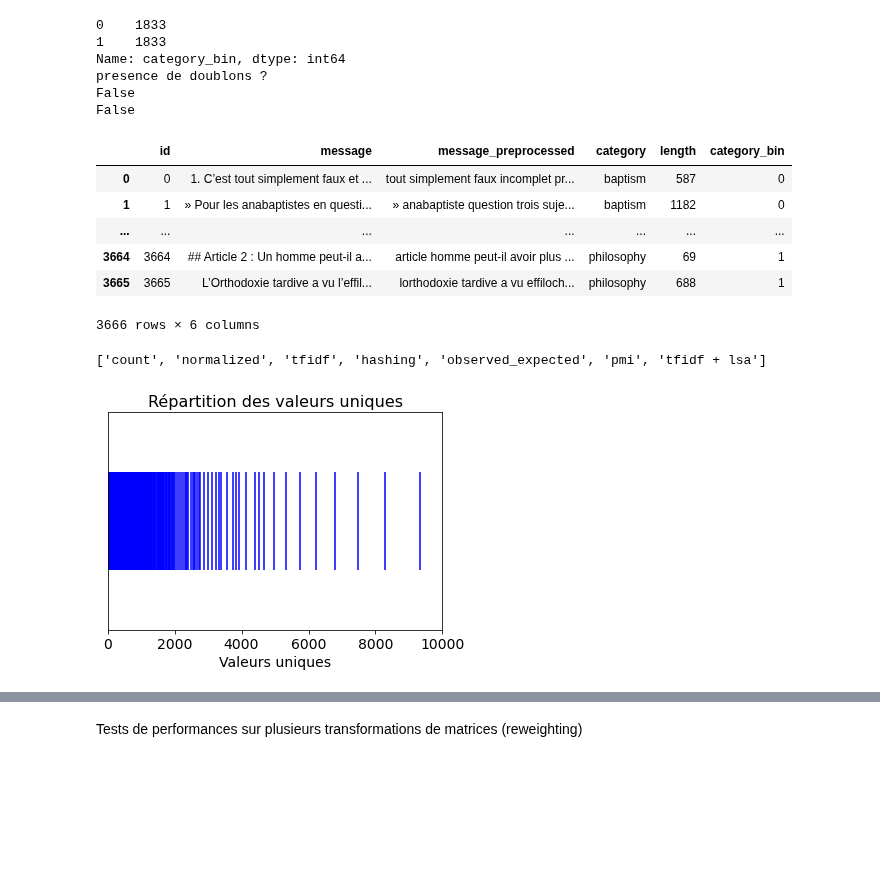
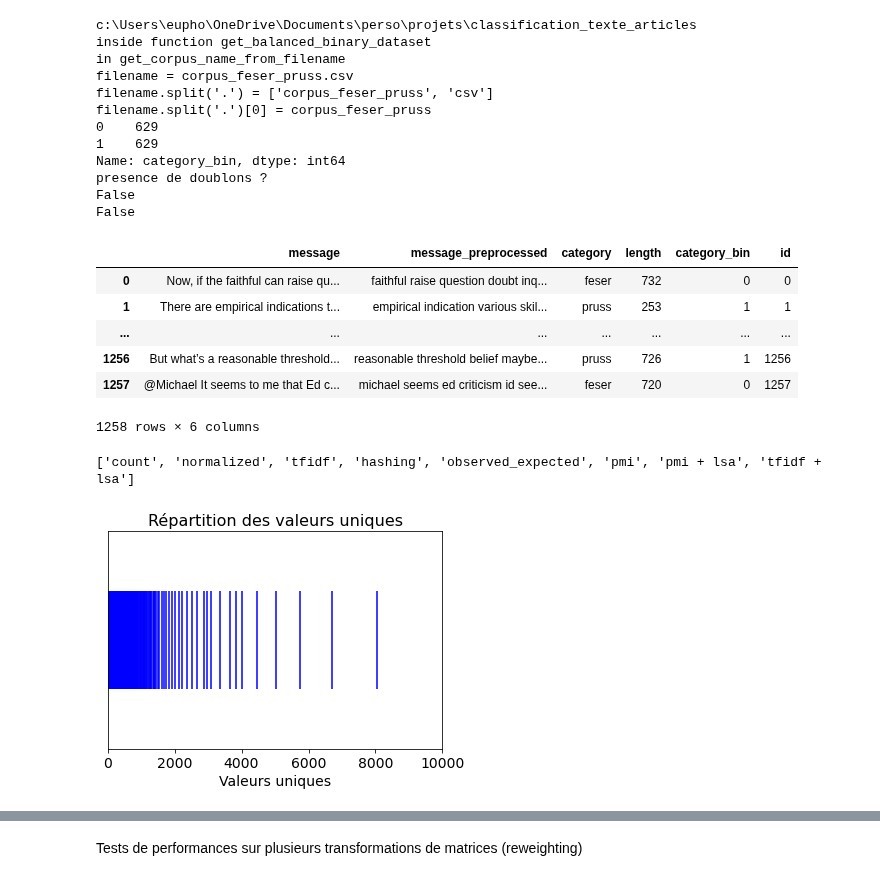
Before and after one commit to lolodino77/classification_texte_articles, a Jupyter notebook: sources/classification/test_transformations_matrice_count.ipynb, the cells around one changed output, grey strips where cells are left out. Saved outputs shown, nothing was run; the diff lists cells and outputs as text; code cells hidden in the pictures; blank space fills up the shorter version.

```diff
--- a/sources/classification/test_transformations_matrice_count.ipynb
+++ b/sources/classification/test_transformations_matrice_count.ipynb
@@ -60,34 +62,41 @@ def get_all_reweighted_matrices(X, y, indices, test_size, random_state, n_compon
 
     return(transformations_names, matrices_train, matrices_test)
 # %%
-current_folder = PureWindowsPath(globals()['_dh'][0]).as_posix()
-path_root = "/".join(current_folder.split("/")[:-2]) #remonter au dossier root du projet
-os.chdir(path_root)
-path = PureWindowsPath(os.getcwd() + "/data/input/data_philosophy_baptism.parquet")
-# path = PureWindowsPath(os.getcwd() + "/data/input/data_middle_age_epistemology.parquet")
-path = path.as_posix() #convertir en path linux (convertir les \\ en /)
-corpus = pd.read_parquet(path) #engine="fastparquet"
+# os.chdir("../..")
+set_current_directory_to_root(root = "classification_texte_articles")
+
+print(os.getcwd())
+filename = "corpus_feser_pruss.csv"
+path = "./data/input/merged_corpus/{}".format(filename)
+corpus = pd.read_csv(path)
 corpus = get_balanced_binary_dataset(corpus, class_col_name="category")
+corpus_name = get_corpus_name_from_filename(filename)
 
 print(corpus["category_bin"].value_counts())
 print("presence de doublons ?")
 print(corpus.id.duplicated().any())
 print(corpus.index.duplicated().any())
 corpus
 # %% [output]
-0    1833
-1    1833
+c:\Users\eupho\OneDrive\Documents\perso\projets\classification_texte_articles
+inside function get_balanced_binary_dataset
+in get_corpus_name_from_filename
+filename = corpus_feser_pruss.csv
+filename.split('.') = ['corpus_feser_pruss', 'csv']
+filename.split('.')[0] = corpus_feser_pruss
+0    629
+1    629
 Name: category_bin, dtype: int64
 presence de doublons ?
 False
 False
-|  | id | message | message_preprocessed | category | length | category_bin |
-| 0 | 0 | 1. C’est tout simplement faux et ... | tout simplement faux incomplet pr... | baptism | 587 | 0 |
-| 1 | 1 | » Pour les anabaptistes en questi... | » anabaptiste question trois suje... | baptism | 1182 | 0 |
+|  | message | message_preprocessed | category | length | category_bin | id |
+| 0 | Now, if the faithful can raise qu... | faithful raise question doubt inq... | feser | 732 | 0 | 0 |
+| 1 | There are empirical indications t... | empirical indication various skil... | pruss | 253 | 1 | 1 |
 | ... | ... | ... | ... | ... | ... | ... |
-| 3664 | 3664 | ## Article 2 : Un homme peut-il a... | article homme peut-il avoir plus ... | philosophy | 69 | 1 |
-| 3665 | 3665 | L’Orthodoxie tardive a vu l’effil... | lorthodoxie tardive a vu effiloch... | philosophy | 688 | 1 |
+| 1256 | But what’s a reasonable threshold... | reasonable threshold belief maybe... | pruss | 726 | 1 | 1256 |
+| 1257 | @Michael It seems to me that Ed c... | michael seems ed criticism id see... | feser | 720 | 0 | 1257 |
-3666 rows × 6 columns
+1258 rows × 6 columns
 # %%
 X = corpus["message_preprocessed"]
 # y = corpus["category"]
@@ -102,7 +111,7 @@ n_components_svd = 2000
 transformations_names, matrices_train, matrices_test = get_all_reweighted_matrices(X, y, indices, test_size, random_state, n_components_svd)
 print(transformations_names)
 # %% [output]
-['count', 'normalized', 'tfidf', 'hashing', 'observed_expected', 'pmi', 'tfidf + lsa']
+['count', 'normalized', 'tfidf', 'hashing', 'observed_expected', 'pmi', 'pmi + lsa', 'tfidf + lsa']
 # %%
 count_vectorizer = CountVectorizer()
 X_train_count = count_vectorizer.fit_transform(X_train)
@@ -123,8 +140,6 @@ X_train_pmi = vsm.pmi(X_train_count)
 # %%
 # Graphique avec barres en 1D des valeurs uniques (pour voir comment elles sont reparties, que a droite ?, que a gauche ?, etc.)
-# sb.scatterplot(x=X_tfidf_unique, y=np.zeros_like(X_tfidf_unique), sizes=(10000,10000))
-path = PureWindowsPath(os.getcwd() + "\\data\\output\\observed_expected_matrix_unique_distribution.png")
-path = path.as_posix()
+path = "./data/output/{}/data_exploration/observed_expected_matrix_unique_distribution.png".format(corpus_name)
 
 plt.figure()
 plt.hlines(0,0,1)  # Draw a horizontal line
@@ -139,7 +154,7 @@ plt.xlim(0, 10000)
 plt.savefig(path)
 plt.show()
 # %% [output]
-[figure, old version]
+[figure, new version]
 # %%
 # Plot de toutes les distributions de matrices cote a cote
 # Count, normalisation L2, expected observed, pmi, hashing, tfidf = 5 graphiques
```
Also changed, not shown: parts of 6 cells of this notebook, 56 other files.
